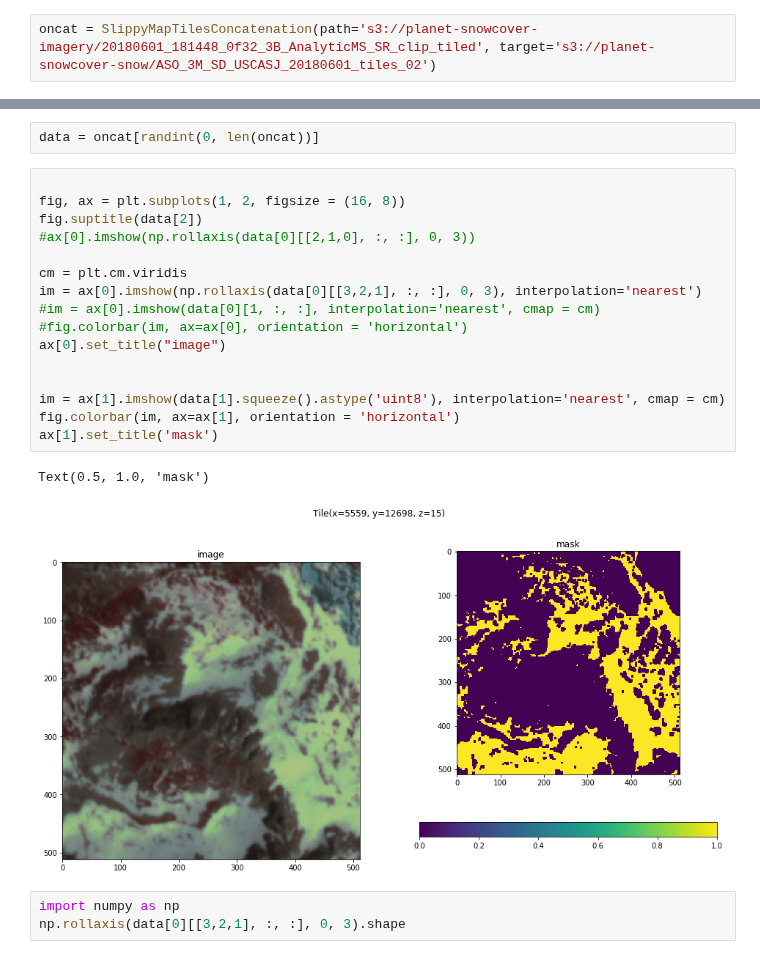
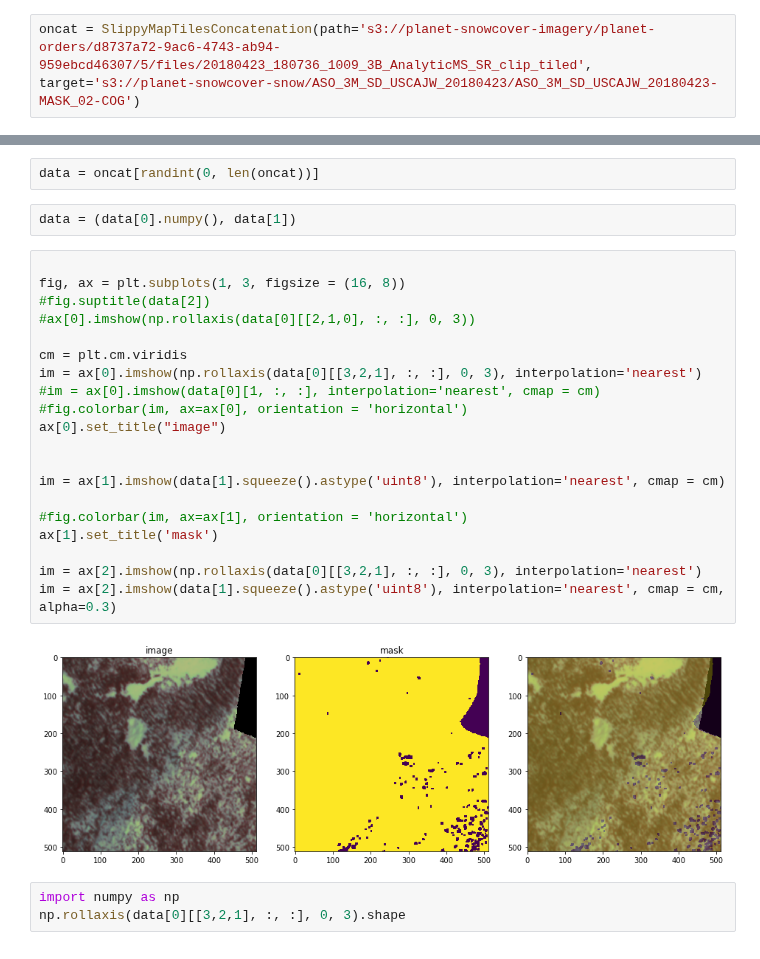
Before and after one commit to acannistra/planet-snowcover, a Jupyter notebook: pipeline/1_TIle_Images.ipynb, the cells around one changed output, grey strips where cells are left out. Saved outputs shown, nothing was run; the diff lists cells and outputs as text.

```diff
--- a/pipeline/1_TIle_Images.ipynb
+++ b/pipeline/1_TIle_Images.ipynb
@@ -90,4 +344,4 @@ sys.path.append("/home/jovyan/work/robosat.pink/")
 # %%
 from robosat_pink.datasets import *
 # %%
-oncat = SlippyMapTilesConcatenation(path='s3://planet-snowcover-imagery/20180601_181448_0f32_3B_AnalyticMS_SR_clip_tiled', target='s3://planet-snowcover-snow/ASO_3M_SD_USCASJ_20180601_tiles_02')
+oncat = SlippyMapTilesConcatenation(path='s3://planet-snowcover-imagery/planet-orders/d8737a72-9ac6-4743-ab94-959ebcd46307/5/files/20180423_180736_1009_3B_AnalyticMS_SR_clip_tiled', target='s3://planet-snowcover-snow/ASO_3M_SD_USCAJW_20180423/ASO_3M_SD_USCAJW_20180423-MASK_02-COG')
@@ -99,25 +355,30 @@ import matplotlib.pyplot as plt
 %matplotlib inline
 # %%
 data = oncat[randint(0, len(oncat))]
+# %%
+data = (data[0].numpy(), data[1])
 # %%
 
-fig, ax = plt.subplots(1, 2, figsize = (16, 8))
-fig.suptitle(data[2])
+fig, ax = plt.subplots(1, 3, figsize = (16, 8))
+#fig.suptitle(data[2])
 #ax[0].imshow(np.rollaxis(data[0][[2,1,0], :, :], 0, 3))
 
 cm = plt.cm.viridis
 im = ax[0].imshow(np.rollaxis(data[0][[3,2,1], :, :], 0, 3), interpolation='nearest')
 #im = ax[0].imshow(data[0][1, :, :], interpolation='nearest', cmap = cm)
 #fig.colorbar(im, ax=ax[0], orientation = 'horizontal')
 ax[0].set_title("image")
 
 
 im = ax[1].imshow(data[1].squeeze().astype('uint8'), interpolation='nearest', cmap = cm)
-fig.colorbar(im, ax=ax[1], orientation = 'horizontal')
+
+#fig.colorbar(im, ax=ax[1], orientation = 'horizontal')
 ax[1].set_title('mask')
+
+im = ax[2].imshow(np.rollaxis(data[0][[3,2,1], :, :], 0, 3), interpolation='nearest')
+im = ax[2].imshow(data[1].squeeze().astype('uint8'), interpolation='nearest', cmap = cm, alpha=0.3)
 # %% [output]
-Text(0.5, 1.0, 'mask')
-[figure, old version]
+[figure, new version]
 # %%
 import numpy as np
 np.rollaxis(data[0][[3,2,1], :, :], 0, 3).shape
```
Also changed, not shown: parts of 11 cells of this notebook.
